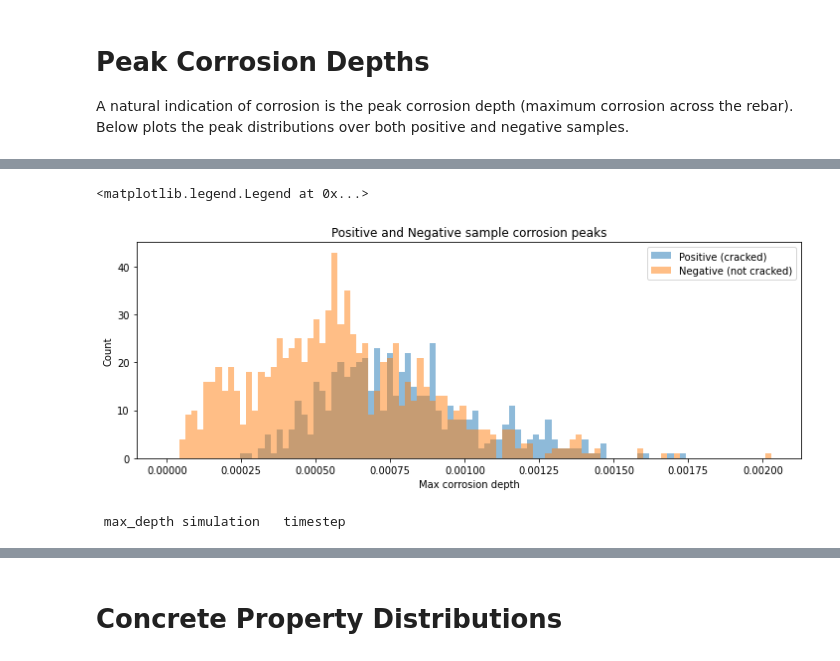
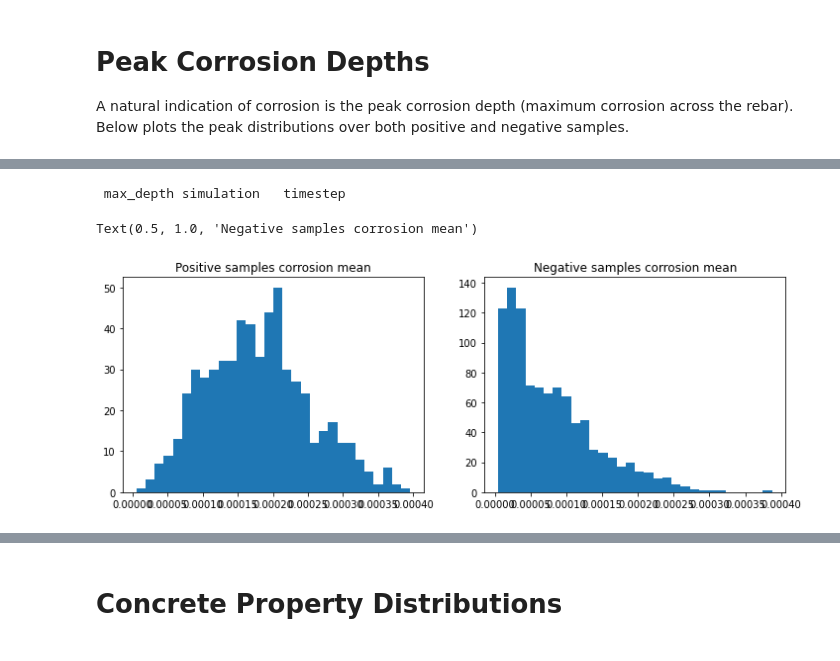
Before and after one commit to jmswong/concrete_corrosion, a Jupyter notebook: data_analysis/data_analysis.ipynb, the cells around one changed output, grey strips where cells are left out. Drawn from its saved outputs; the diff is of its cells as text; code cells hidden in the pictures.

```diff
--- a/data_analysis/data_analysis.ipynb
+++ b/data_analysis/data_analysis.ipynb
@@ -78,21 +92,3 @@ Text(0.5, 1.0, 'Negative samples corrosion peaks')
-# %%
-# Same as above, but on same graph
-fig, ax = plt.subplots(figsize=(12,4))
-
-bins = np.linspace(0, max(list(positive_peaks) + list(negative_peaks)), 100)
-
-ax.hist(positive_peaks, bins, alpha=0.5, label="Positive (cracked)")
-
-ax.hist(negative_peaks, bins, alpha=0.5, label="Negative (not cracked)")
-ax.set_title("Positive and Negative sample corrosion peaks")
-
-ax.set_xlabel("Max corrosion depth")
-ax.set_ylabel("Count")
-
-plt.legend()
-# %% [output]
-<matplotlib.legend.Legend at 0x...>
-[figure, removed]
 # %%
 # Examine some samples with abnormally high corrosion depths
 
@@ -105,3 +101,18 @@ for x in high_max_depth:
   print ("%10f %10d %10d" % (x[0], x[1], x[2]))
 # %% [output]
  max_depth simulation   timestep
+# %%
+# Mean corrosion depths
+positive_mean = np.mean(corrosion_data_positive[:, 6:], axis=1)
+negative_mean = np.mean(corrosion_data_negative[:, 6:], axis=1)
+
+fig, (ax1, ax2) = plt.subplots(1, 2, figsize=(12,4))
+
+ax1.hist(positive_mean, bins=30)
+ax1.set_title("Positive samples corrosion mean")
+
+ax2.hist(negative_mean, bins=30)
+ax2.set_title("Negative samples corrosion mean")
+# %% [output]
+Text(0.5, 1.0, 'Negative samples corrosion mean')
+[figure, added]
```
Also changed, not shown: parts of 8 cells of this notebook.
